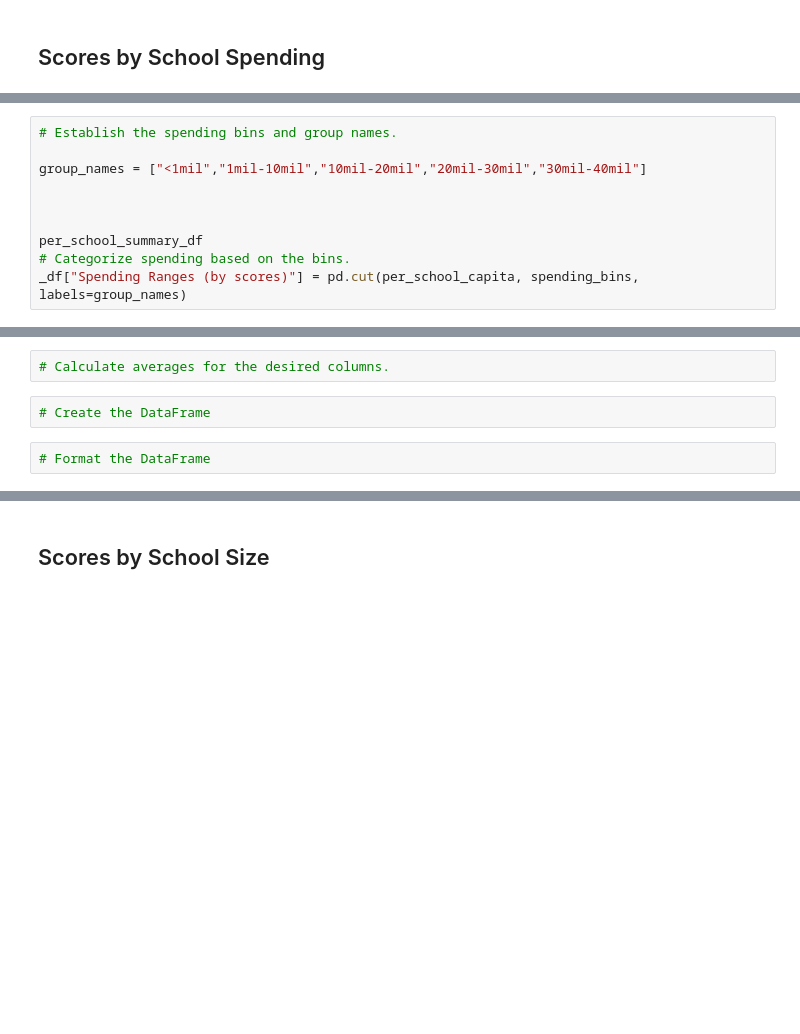
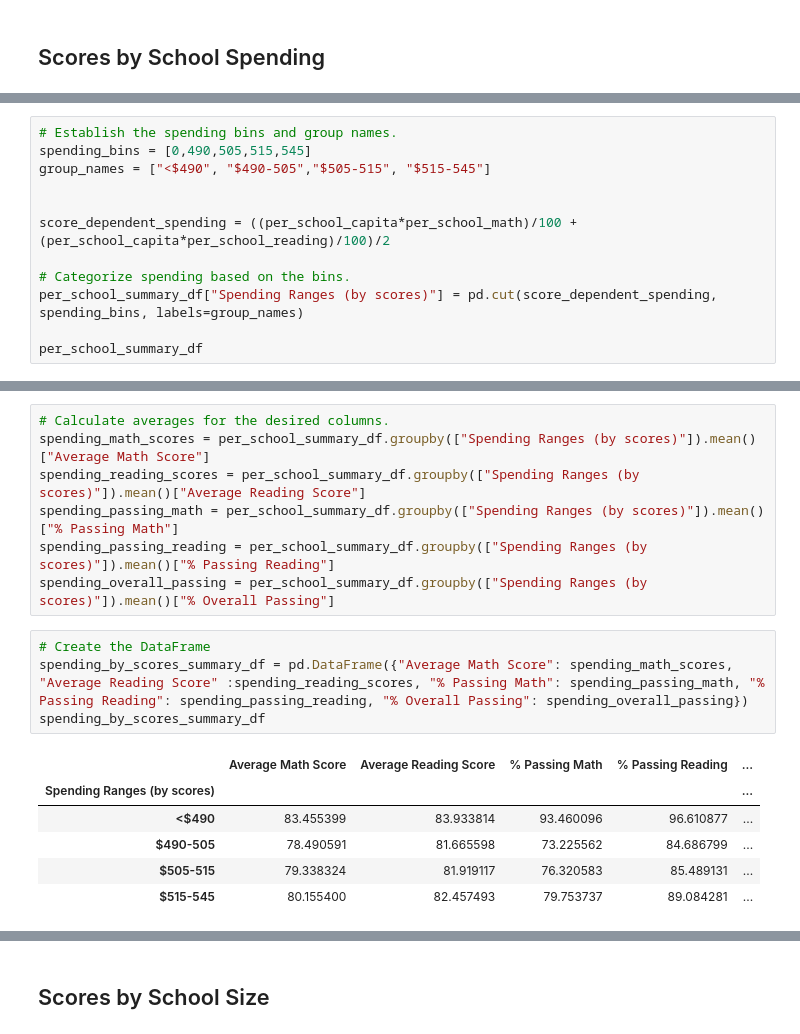
Before and after one commit to noahshlesinger/School_District_Analysis, a Jupyter notebook: PyCitySchools_Challenge_starter_code.ipynb, the cells around one changed output, grey strips where cells are left out. Saved outputs shown, nothing was run; the diff lists cells and outputs as text; blank space fills up the shorter version.

Commit message:
adding Scores by School Spending

```diff
--- a/PyCitySchools_Challenge_starter_code.ipynb
+++ b/PyCitySchools_Challenge_starter_code.ipynb
@@ -430,10 +428,12 @@ dtype('float64')
 # %%
 # Establish the spending bins and group names.
-
-group_names = ["<1mil","1mil-10mil","10mil-20mil","20mil-30mil","30mil-40mil"]
+spending_bins = [0,490,505,515,545]
+group_names = ["<$490", "$490-505","$505-515", "$515-545"]
 
 
+score_dependent_spending = ((per_school_capita*per_school_math)/100 + (per_school_capita*per_school_reading)/100)/2
+
+# Categorize spending based on the bins.
+per_school_summary_df["Spending Ranges (by scores)"] = pd.cut(score_dependent_spending, spending_bins, labels=group_names)
 
 per_school_summary_df
-# Categorize spending based on the bins.
-_df["Spending Ranges (by scores)"] = pd.cut(per_school_capita, spending_bins, labels=group_names)
@@ -440,6 +457,18 @@ _df["Spending Ranges (by scores)"] = pd.cut(per_school_capita, spending_bins, la
-# %%
-# Calculate averages for the desired columns.
-# %%
-# Create the DataFrame
-# %%
-# Format the DataFrame
+# %%
+# Calculate averages for the desired columns.
+spending_math_scores = per_school_summary_df.groupby(["Spending Ranges (by scores)"]).mean()["Average Math Score"]
+spending_reading_scores = per_school_summary_df.groupby(["Spending Ranges (by scores)"]).mean()["Average Reading Score"]
+spending_passing_math = per_school_summary_df.groupby(["Spending Ranges (by scores)"]).mean()["% Passing Math"]
+spending_passing_reading = per_school_summary_df.groupby(["Spending Ranges (by scores)"]).mean()["% Passing Reading"]
+spending_overall_passing = per_school_summary_df.groupby(["Spending Ranges (by scores)"]).mean()["% Overall Passing"]
+# %%
+# Create the DataFrame
+spending_by_scores_summary_df = pd.DataFrame({"Average Math Score": spending_math_scores, "Average Reading Score" :spending_reading_scores, "% Passing Math": spending_passing_math, "% Passing Reading": spending_passing_reading, "% Overall Passing": spending_overall_passing})
+spending_by_scores_summary_df
+# %% [output]
+|  | Average Math Score | Average Reading Score | % Passing Math | % Passing Reading | ... |
+| Spending Ranges (by scores) |  |  |  |  | ... |
+| <$490 | 83.455399 | 83.933814 | 93.460096 | 96.610877 | ... |
+| $490-505 | 78.490591 | 81.665598 | 73.225562 | 84.686799 | ... |
+| $505-515 | 79.338324 | 81.919117 | 76.320583 | 85.489131 | ... |
+| $515-545 | 80.155400 | 82.457493 | 79.753737 | 89.084281 | ... |
```
Also changed, not shown: parts of 3 cells of this notebook, 1 other file.
